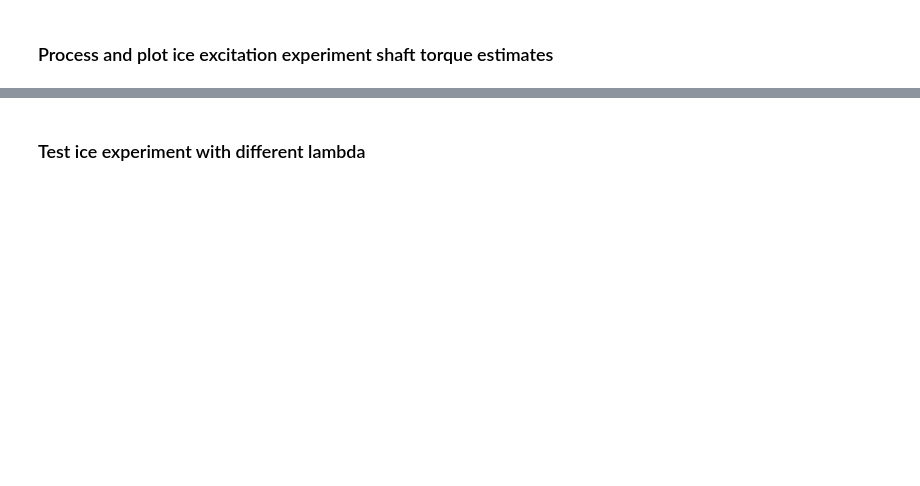
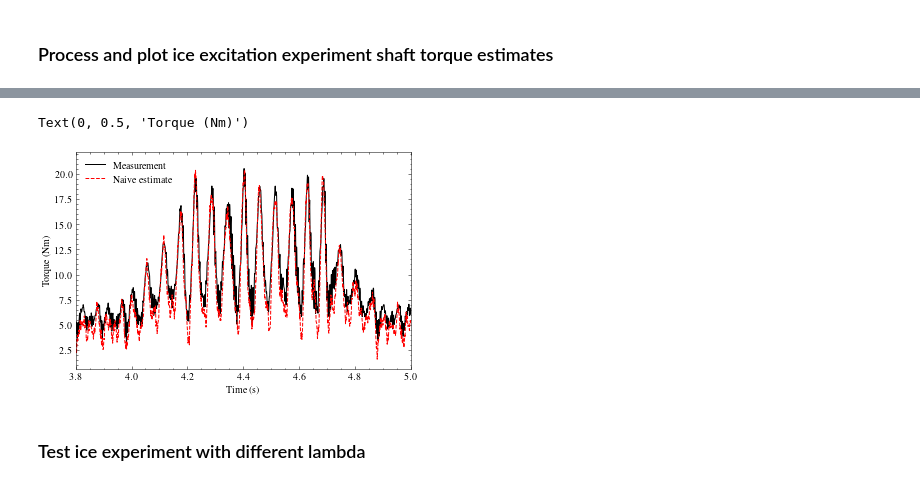
Before and after one commit to urho-h/torque_estimation_masters, a Jupyter notebook: notebooks/IFAC conference material.ipynb, the cells around one changed output, grey strips where cells are left out. Saved outputs shown, nothing was run; the diff lists cells and outputs as text; code cells hidden in the pictures; blank space fills up the shorter version.

```diff
--- a/notebooks/IFAC conference material.ipynb
+++ b/notebooks/IFAC conference material.ipynb
@@ -1680,3 +1623,14 @@ plt.savefig("notebook_figures/ice_experiment_hp_using_R.eps")
+# %%
+plt.plot(times, measurements[:,-1], c='black', label="Measurement")
+plt.plot(times, (measurements[:,2]*12-12)*0.9, c='r', label="Naive estimate")
+plt.legend()
+plt.xlim(3.8,5.)
+#plt.ylim(2,24)
+plt.xlabel("Time (s)")
+plt.ylabel("Torque (Nm)")
+# %% [output]
+Text(0, 0.5, 'Torque (Nm)')
+[figure, added]
 # %% [markdown]
 ### Test ice experiment with different lambda
 # %%
```
Also changed, not shown: parts of 43 cells of this notebook, 11 other files.
